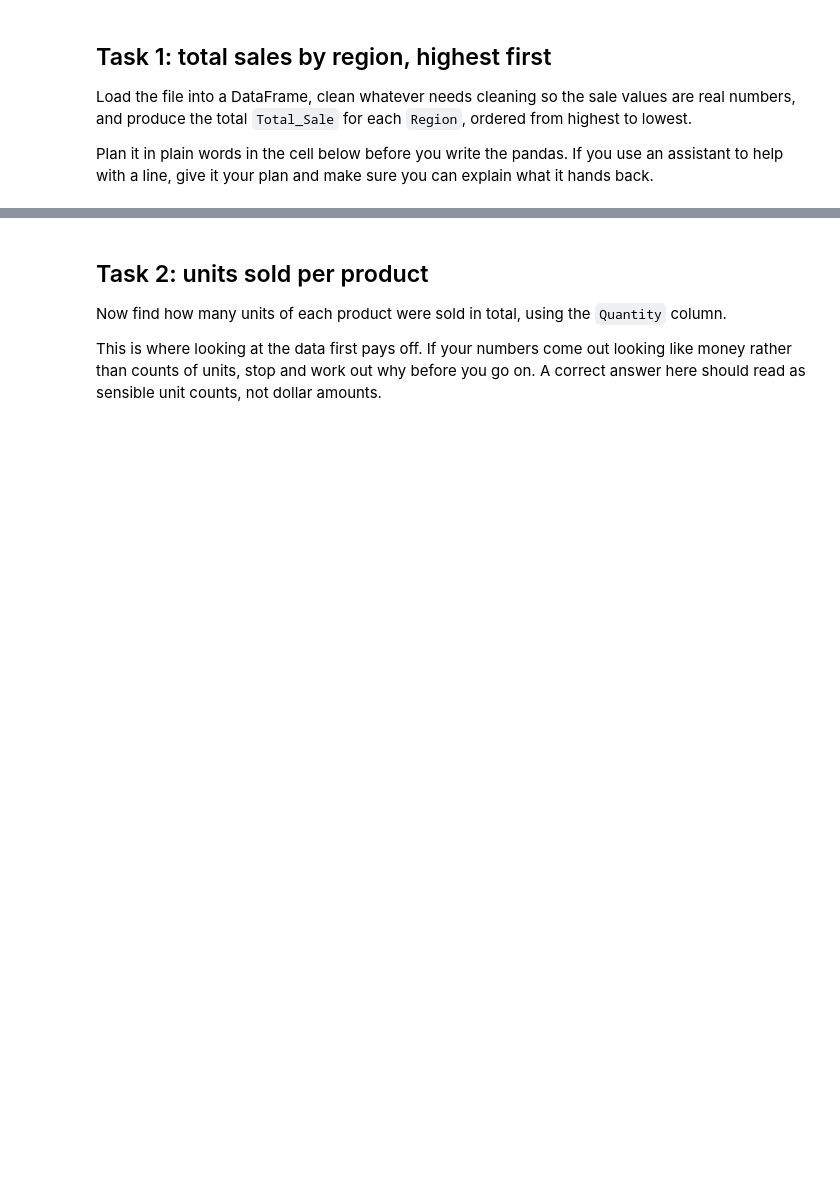
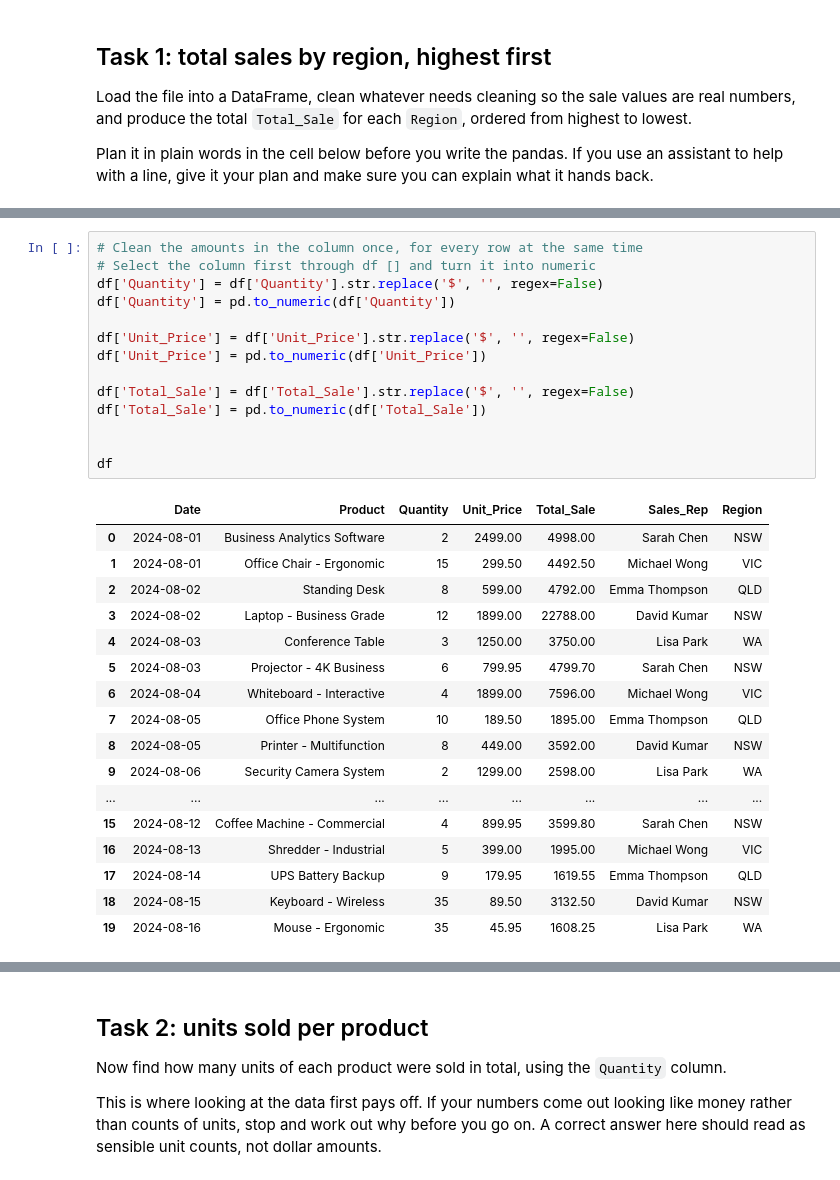
Before and after one commit to LatishaHalim/ISYS2001, a Jupyter notebook: Module 07 - Directing Pandas/lab_ticket_pandas.ipynb, the cells around one changed output, grey strips where cells are left out. Drawn from its saved outputs; the diff is of its cells as text; blank space fills up the shorter version.

```diff
--- a/Module 07 - Directing Pandas/lab_ticket_pandas.ipynb
+++ b/Module 07 - Directing Pandas/lab_ticket_pandas.ipynb
@@ -133,0 +129,32 @@ dtype: object
+# %%
+# Clean the amounts in the column once, for every row at the same time
+# Select the column first through df [] and turn it into numeric
+df['Quantity'] = df['Quantity'].str.replace('$', '', regex=False)
+df['Quantity'] = pd.to_numeric(df['Quantity'])
+
+df['Unit_Price'] = df['Unit_Price'].str.replace('$', '', regex=False)
+df['Unit_Price'] = pd.to_numeric(df['Unit_Price'])
+
+df['Total_Sale'] = df['Total_Sale'].str.replace('$', '', regex=False)
+df['Total_Sale'] = pd.to_numeric(df['Total_Sale'])
+
+
+df
+# %% [output]
+|  | Date | Product | Quantity | Unit_Price | Total_Sale | Sales_Rep | Region |
+| 0 | 2024-08-01 | Business Analytics Software | 2 | 2499.00 | 4998.00 | Sarah Chen | NSW |
+| 1 | 2024-08-01 | Office Chair - Ergonomic | 15 | 299.50 | 4492.50 | Michael Wong | VIC |
+| 2 | 2024-08-02 | Standing Desk | 8 | 599.00 | 4792.00 | Emma Thompson | QLD |
+| 3 | 2024-08-02 | Laptop - Business Grade | 12 | 1899.00 | 22788.00 | David Kumar | NSW |
+| 4 | 2024-08-03 | Conference Table | 3 | 1250.00 | 3750.00 | Lisa Park | WA |
+| 5 | 2024-08-03 | Projector - 4K Business | 6 | 799.95 | 4799.70 | Sarah Chen | NSW |
+| 6 | 2024-08-04 | Whiteboard - Interactive | 4 | 1899.00 | 7596.00 | Michael Wong | VIC |
+| 7 | 2024-08-05 | Office Phone System | 10 | 189.50 | 1895.00 | Emma Thompson | QLD |
+| 8 | 2024-08-05 | Printer - Multifunction | 8 | 449.00 | 3592.00 | David Kumar | NSW |
+| 9 | 2024-08-06 | Security Camera System | 2 | 1299.00 | 2598.00 | Lisa Park | WA |
+| ... | ... | ... | ... | ... | ... | ... | ... |
+| 15 | 2024-08-12 | Coffee Machine - Commercial | 4 | 899.95 | 3599.80 | Sarah Chen | NSW |
+| 16 | 2024-08-13 | Shredder - Industrial | 5 | 399.00 | 1995.00 | Michael Wong | VIC |
+| 17 | 2024-08-14 | UPS Battery Backup | 9 | 179.95 | 1619.55 | Emma Thompson | QLD |
+| 18 | 2024-08-15 | Keyboard - Wireless | 35 | 89.50 | 3132.50 | David Kumar | NSW |
+| 19 | 2024-08-16 | Mouse - Ergonomic | 35 | 45.95 | 1608.25 | Lisa Park | WA |
```
Also changed, not shown: parts of 14 cells of this notebook.
